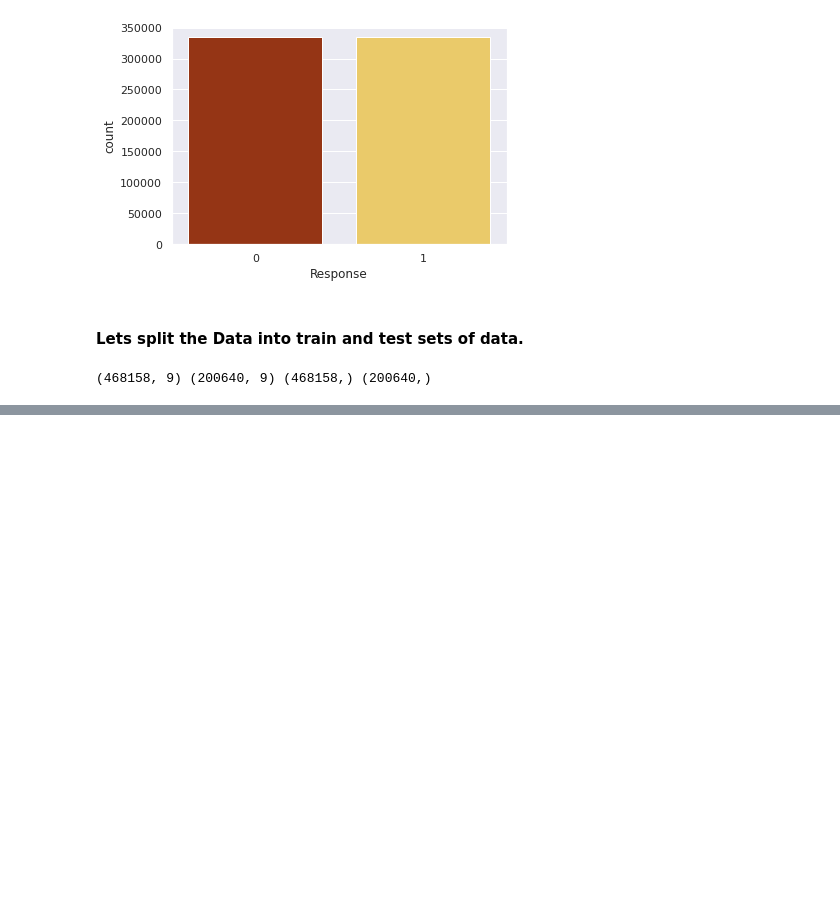
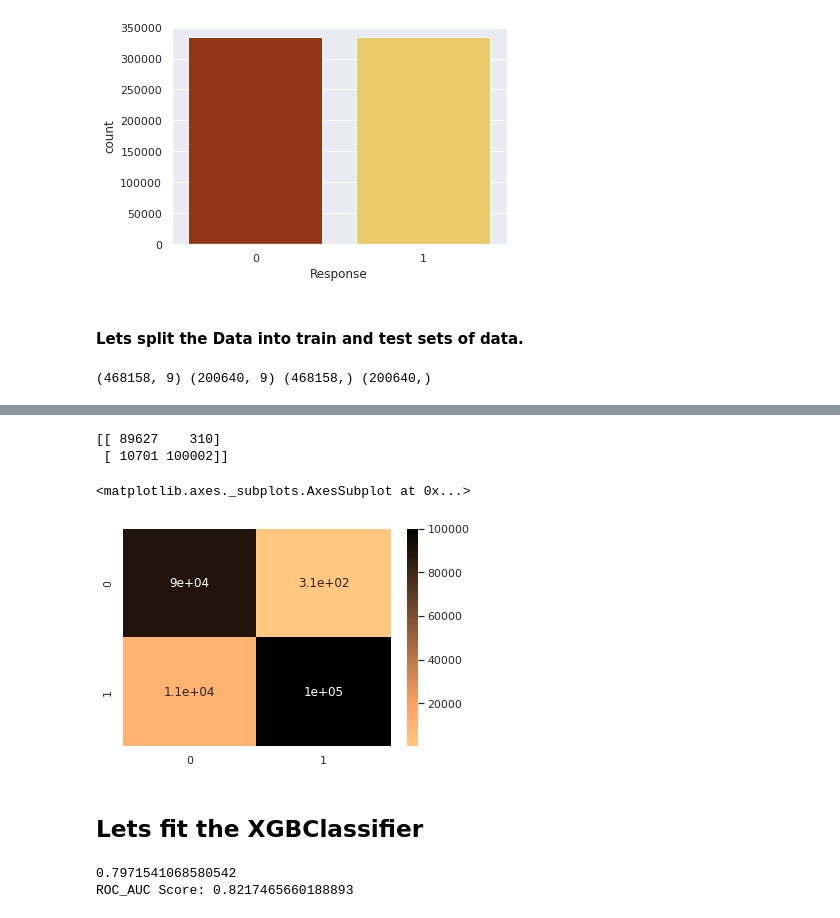
Before and after one commit to PUNEETSUBHANJI/Health_insurance_cross_sell_prediction, a Jupyter notebook: Health_insurance_cross_sell_prediction.ipynb, the cells around one changed output, grey strips where cells are left out. Saved outputs shown, nothing was run; the diff lists cells and outputs as text; code cells hidden in the pictures; blank space fills up the shorter version.

```diff
--- a/Health_insurance_cross_sell_prediction.ipynb
+++ b/Health_insurance_cross_sell_prediction.ipynb
@@ -334,0 +456,35 @@ xtest=scaler.transform(xtest)
+# %%
+# Confusion matrix
+cm=confusion_matrix(y_pred,ytest)
+print(cm)
+sns.heatmap(cm,annot=True,cmap='copper_r')
+# %% [output]
+[[ 89627    310]
+ [ 10701 100002]]
+<matplotlib.axes._subplots.AxesSubplot at 0x...>
+[figure, added]
+# %% [markdown]
+## Lets fit the XGBClassifier
+# %%
+# importing of XGBClassifier
+from xgboost import XGBClassifier
+xgb=XGBClassifier()
+XGB_fit=xgb.fit(xtrain, ytrain)
+y_predict = XGB_fit.predict(xtest)
+XGB_probability = XGB_fit.predict_proba(xtest)[:,1]
+
+
+# Test metrics
+acc_xgb=accuracy_score(ytest,y_predict)
+recall_xgb=recall_score(ytest,y_predict)
+precision_xgb=precision_score(ytest,y_predict)
+f1score_xgb=f1_score(ytest,y_predict)
+
+AUC_xgb=roc_auc_score(y_predict,ytest)
+
+# Performance metrics
+print(accuracy_score(y_predict,ytest))
+print("ROC_AUC Score:",AUC_xgb)
+# %% [output]
+0.7971541068580542
+ROC_AUC Score: 0.8217465660188893
```
Also changed, not shown: parts of 17 cells of this notebook.
